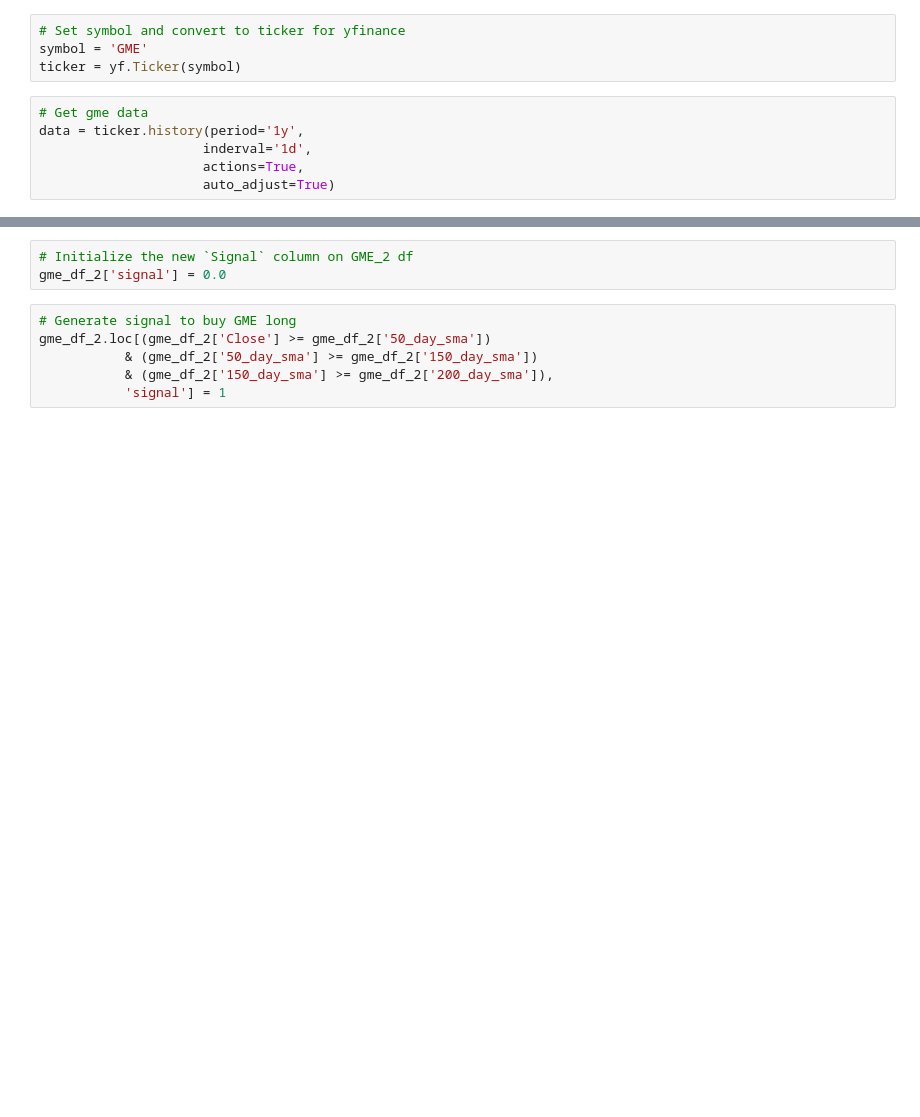
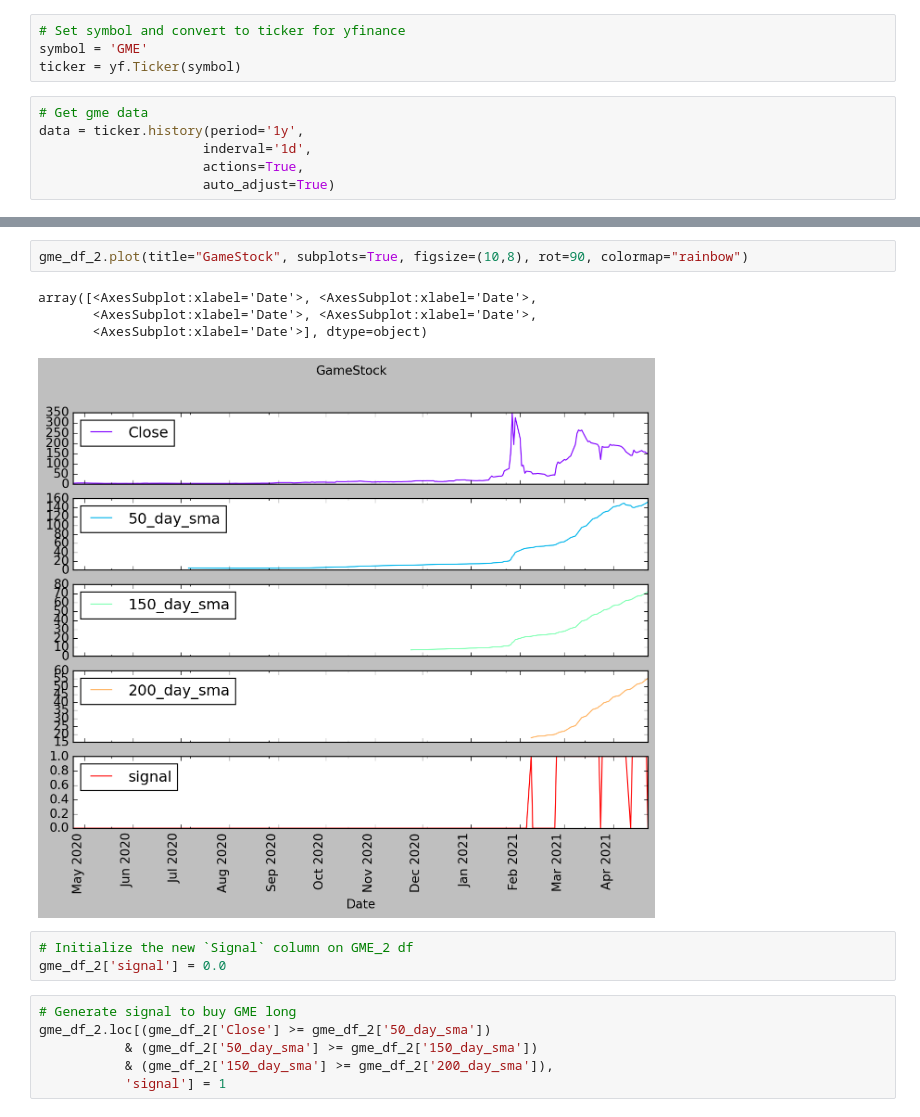
Before and after one commit to billysco/sentiment_analysis, a Jupyter notebook: prices_from_alpaca.ipynb, the cells around one changed output, grey strips where cells are left out. Cells and saved outputs as stored; diff of their text form; blank space fills up the shorter version.

```diff
--- a/prices_from_alpaca.ipynb
+++ b/prices_from_alpaca.ipynb
@@ -260,3 +271,10 @@ gme_df_2.tail()
+# %%
+gme_df_2.plot(title="GameStock", subplots=True, figsize=(10,8), rot=90, colormap="rainbow")
+# %% [output]
+array([<AxesSubplot:xlabel='Date'>, <AxesSubplot:xlabel='Date'>,
+       <AxesSubplot:xlabel='Date'>, <AxesSubplot:xlabel='Date'>,
+       <AxesSubplot:xlabel='Date'>], dtype=object)
+[figure, added]
 # %%
 # Initialize the new `Signal` column on GME_2 df
 gme_df_2['signal'] = 0.0
```
Also changed, not shown: parts of 16 cells of this notebook, 1 other file.
